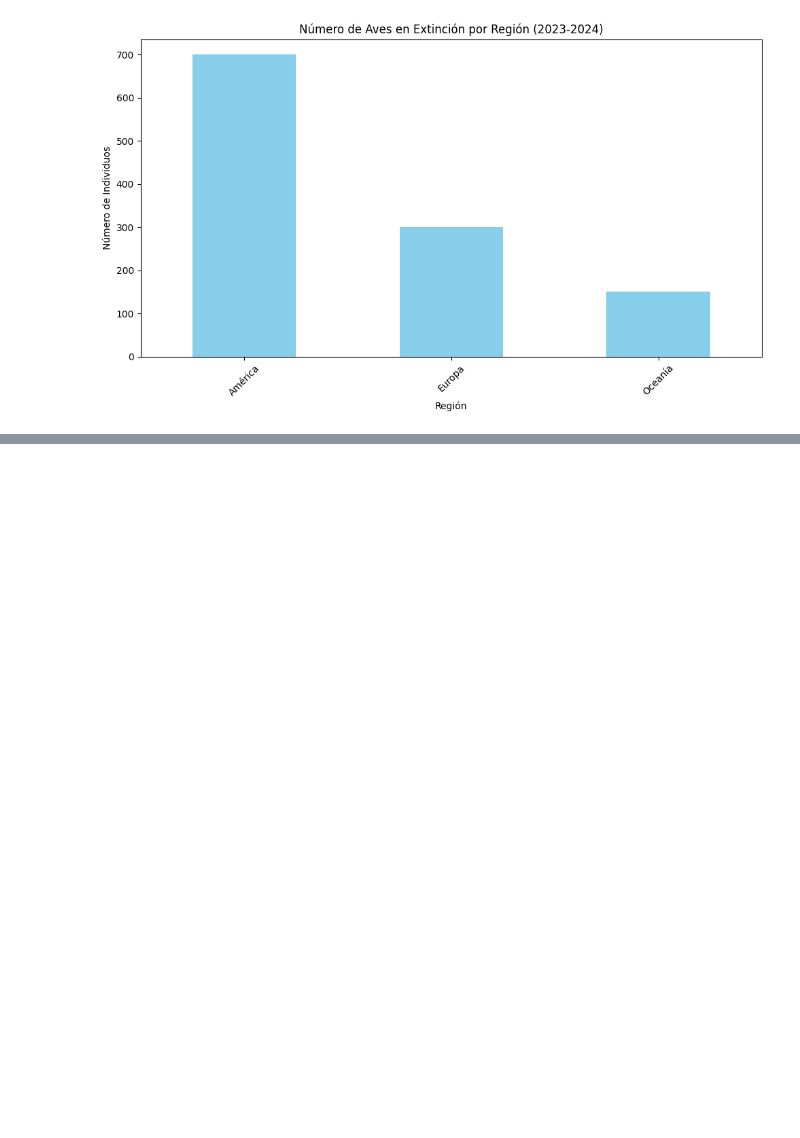
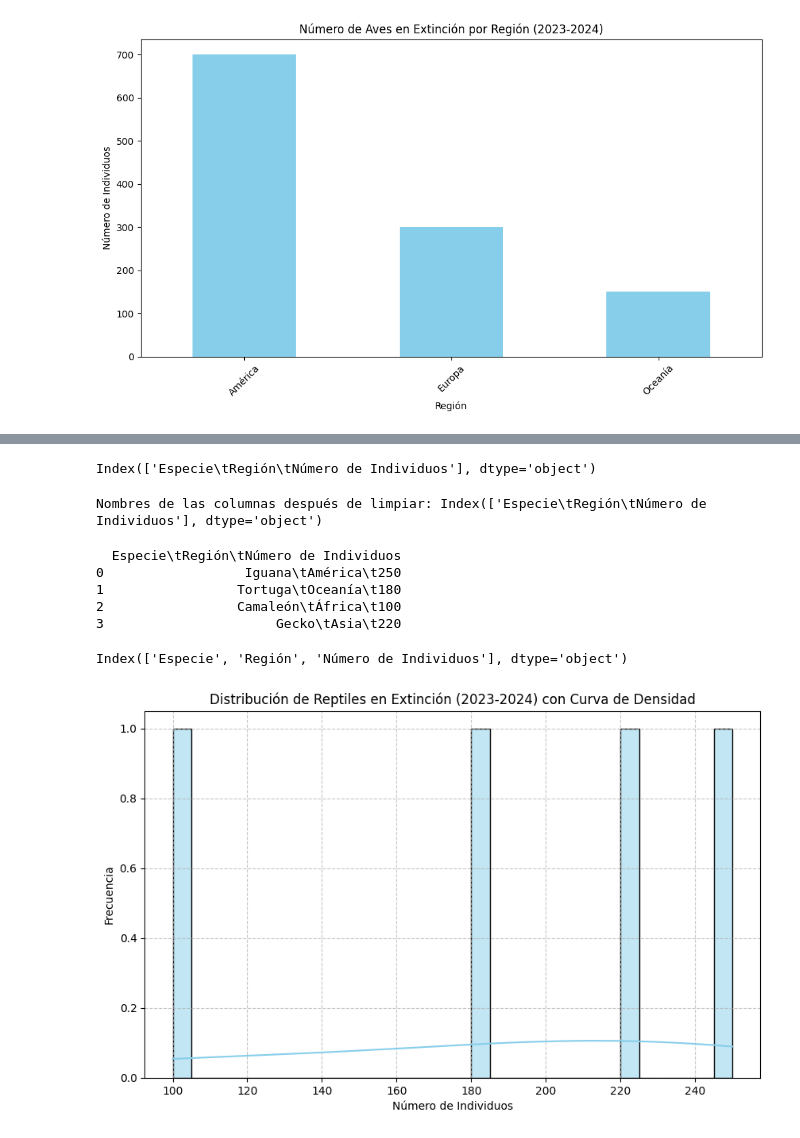
Before and after one commit to Vanessa0ne/phyton, a Jupyter notebook: HISTOGRAMA_CON_PYTHON.ipynb, the cells around one changed output, grey strips where cells are left out. Cells and saved outputs as stored; diff of their text form; code cells hidden in the pictures; blank space fills up the shorter version.

```diff
--- a/HISTOGRAMA_CON_PYTHON.ipynb
+++ b/HISTOGRAMA_CON_PYTHON.ipynb
@@ -771,0 +824,53 @@ Index(['Especie', 'Región', 'Número de Individuos'], dtype='object')
+# %%
+import pandas as pd
+
+# Leer los datos desde el archivo CSV
+df = pd.read_csv('reptiles_extincion.csv')
+
+# Verificar los nombres de las columnas
+print(df.columns)
+# %% [output]
+Index(['Especie\tRegión\tNúmero de Individuos'], dtype='object')
+# %%
+df = pd.read_csv('reptiles_extincion.csv', delimiter='\t')
+# %%
+# Limpiar los nombres de las columnas
+df.columns = df.columns.str.strip()
+
+# Imprimir los nombres de las columnas nuevamente
+print("Nombres de las columnas después de limpiar:", df.columns)
+# %% [output]
+Nombres de las columnas después de limpiar: Index(['Especie\tRegión\tNúmero de Individuos'], dtype='object')
+# %%
+# Imprimir las primeras filas del DataFrame
+print(df.head())
+# %% [output]
+  Especie\tRegión\tNúmero de Individuos
+0                  Iguana\tAmérica\t250
+1                 Tortuga\tOceanía\t180
+2                 Camaleón\tÁfrica\t100
+3                      Gecko\tAsia\t220
+# %%
+import matplotlib.pyplot as plt
+import seaborn as sns
+
+# Print the available columns to verify the correct name
+print(df.columns)
+
+# Assuming the correct column name is 'Número de Individuos' after verifying, proceed:
+plt.figure(figsize=(10, 6))
+sns.histplot(df['Número de Individuos'], bins=30, kde=True, color='skyblue', edgecolor='black')
+
+# Configurar etiquetas y título
+plt.xlabel('Número de Individuos')
+plt.ylabel('Frecuencia')
+plt.title('Distribución de Reptiles en Extinción (2023-2024) con Curva de Densidad')
+
+# Configurar la rejilla
+plt.grid(True, linestyle='--', alpha=0.7)
+
+# Mostrar el gráfico
+plt.show()
+# %% [output]
+Index(['Especie', 'Región', 'Número de Individuos'], dtype='object')
+[figure, added]
```
Also changed, not shown: parts of 3 cells of this notebook.
